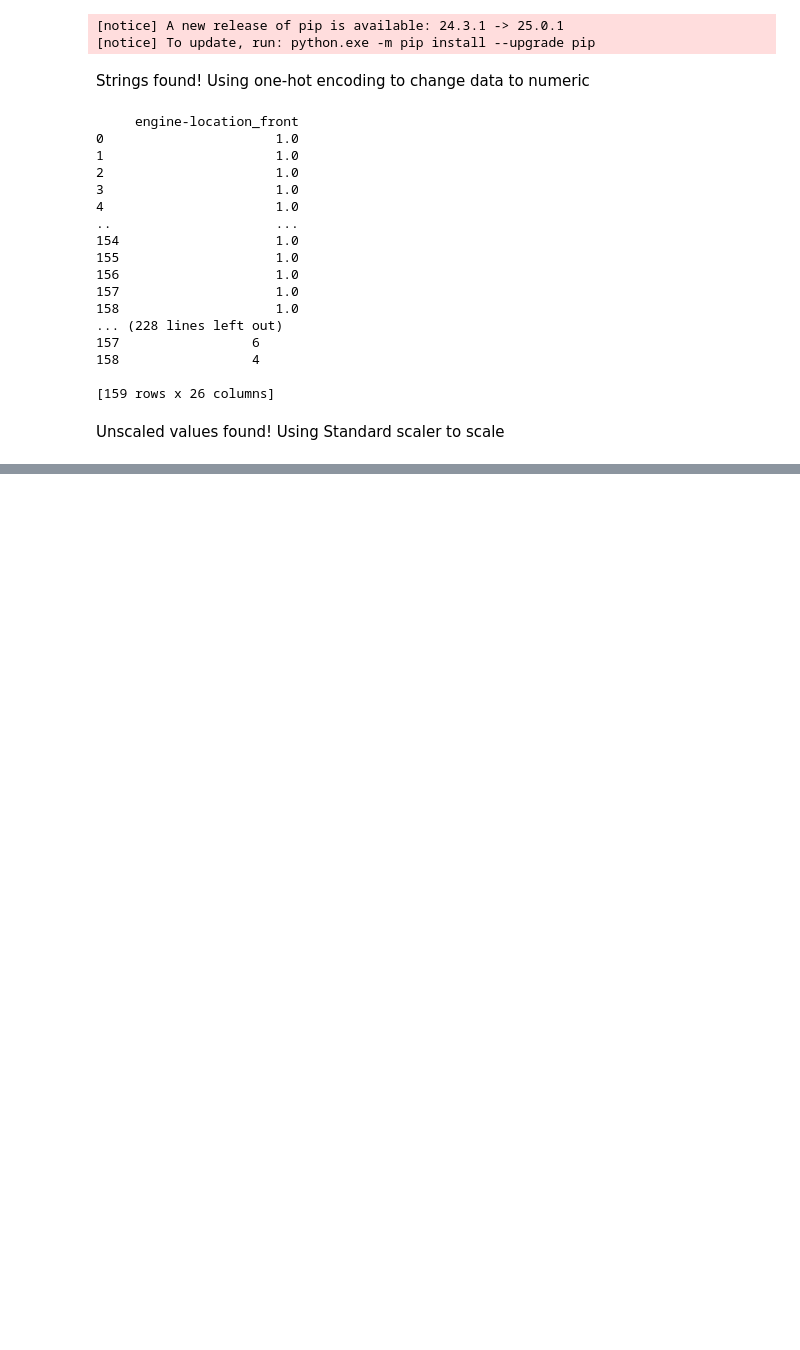
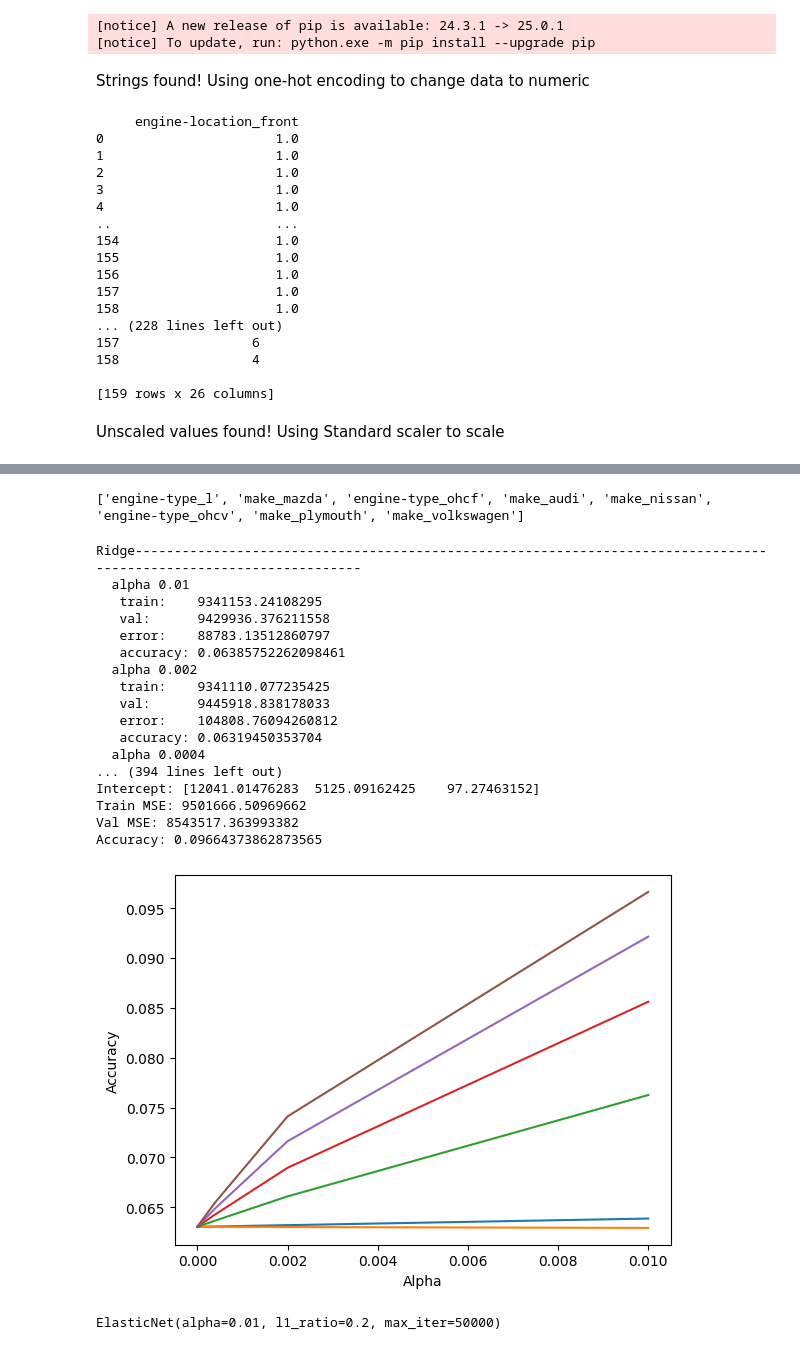
Before and after one commit to Luxen03/AutomobileCalculator, a Jupyter notebook: src/index.ipynb, the cells around one changed output, grey strips where cells are left out. Drawn from its saved outputs; the diff is of its cells as text; code cells hidden in the pictures; blank space fills up the shorter version.

Commit message:
Simple prediction (to be modified)

```diff
--- a/src/index.ipynb
+++ b/src/index.ipynb
@@ -161,11 +161 @@ X_train_scaled_df.head()
 5 rows × 57 columns
-# %%
-from sklearn.linear_model import *
-
-model = Ridge(0.018)
-model.fit(X_train, y_train)
-
-print(model.score(X_test, y_test))
-print(model.coef_)
-
-print(model.predict(X_test) - y_test)
@@ -189,0 +172,13 @@ print(model.predict(X_test) - y_test)
+# %%
+from sklearn.linear_model import *
+
+alphaList = [0.01 / (5 ** i) for i in range(10)]
+modelList = [
+    ["Ridge---------------", lambda a : Ridge(alpha=a, max_iter=50000)],
+    ["Lasso---------------", lambda a : Lasso(alpha=a, max_iter=50000)],
+    ["Elastic Net .8 ratio", lambda a : ElasticNet(alpha=a, max_iter=50000, l1_ratio=.8)],
+    ["Elastic Net .6 ratio", lambda a : ElasticNet(alpha=a, max_iter=50000, l1_ratio=.6)],
+    ["Elastic Net .4 ratio", lambda a : ElasticNet(alpha=a, max_iter=50000, l1_ratio=.4)],
+    ["Elastic Net .2 ratio", lambda a : ElasticNet(alpha=a, max_iter=50000, l1_ratio=.2)]
+]
+print(alphaList)
@@ -189,0 +317,35 @@ print(model.predict(X_test) - y_test)
+# %%
+numList = [[newColumns[i], abs(best_model.coef_[0][i])] for i in range(len(best_model.coef_[0]))]
+sortList = sorted(numList, key=lambda num: num[1], reverse=True)
+top8 = [sortList[i][0] for i in range(8)]
+print(top8)
+# %% [output]
+['engine-type_l', 'make_mazda', 'engine-type_ohcf', 'make_audi', 'make_nissan', 'engine-type_ohcv', 'make_plymouth', 'make_volkswagen']
+# %%
+X = dataCleaned[top8]
+y = dataCleaned[target]
+
+X_train, X_valtest, y_train, y_valtest = train_test_split(X, y, test_size=0.4, random_state=None)
+X_val, X_test, y_val, y_test = train_test_split(X_valtest, y_valtest, test_size=0.5, random_state=None)
+
+train()
+# %% [output]
+Ridge-------------------------------------------------------------------------------------------------------------------
+  alpha 0.01
+   train:    9341153.24108295
+   val:      9429936.376211558
+   error:    88783.13512860797
+   accuracy: 0.06385752262098461
+  alpha 0.002
+   train:    9341110.077235425
+   val:      9445918.838178033
+   error:    104808.76094260812
+   accuracy: 0.06319450353704
+  alpha 0.0004
+... (394 lines left out)
+Intercept: [12041.01476283  5125.09162425    97.27463152]
+Train MSE: 9501666.50969662
+Val MSE: 8543517.363993382
+Accuracy: 0.09664373862873565
+[figure, added]
+ElasticNet(alpha=0.01, l1_ratio=0.2, max_iter=50000)
```
Also changed, not shown: parts of 5 cells of this notebook.
